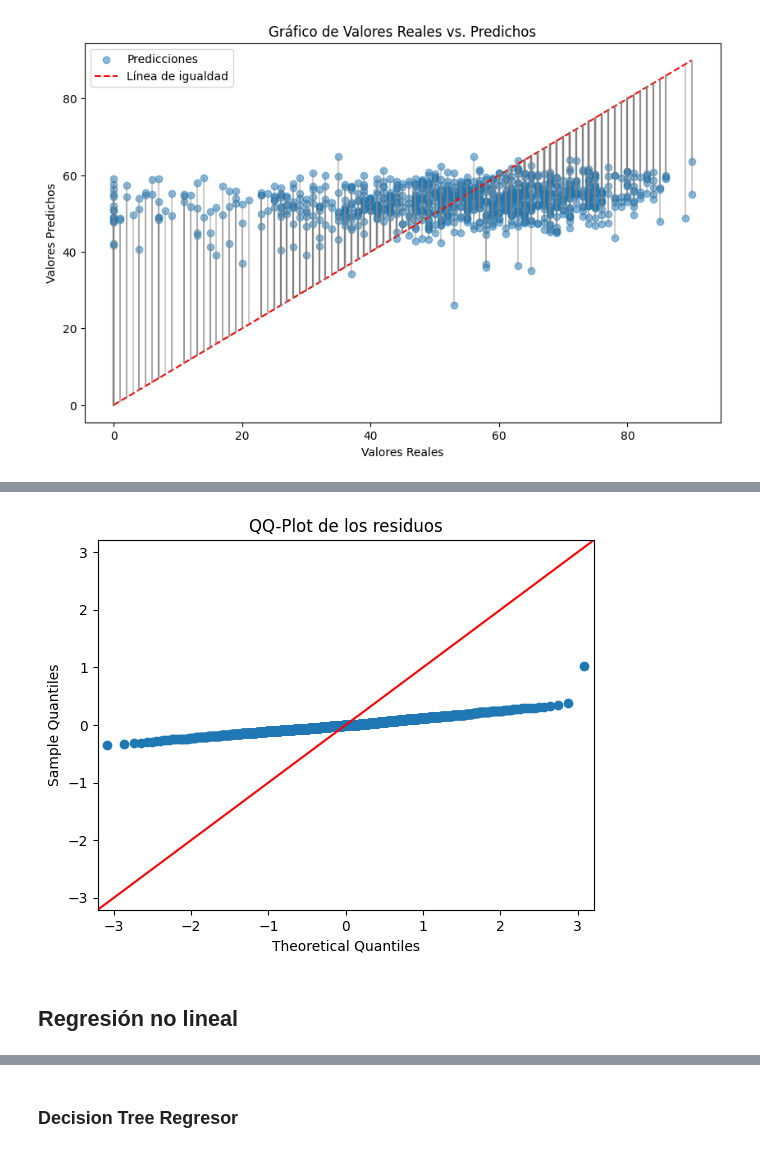
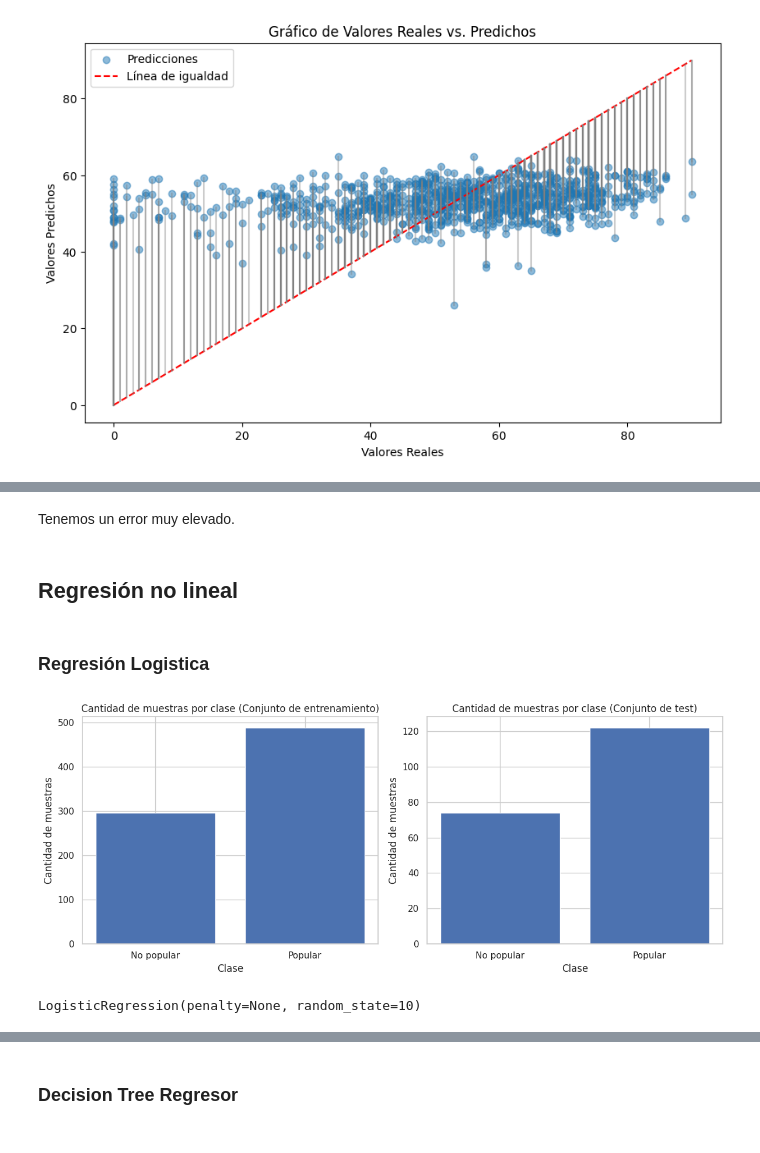
Before and after one commit to nachoperna/Fundamentos-de-la-Ciencia-de-Datos, a Jupyter notebook: TPE/tpe.ipynb, the cells around one changed output, grey strips where cells are left out. Saved outputs shown, nothing was run; the diff lists cells and outputs as text; code cells hidden in the pictures.

Commit message:
agregado de regresion logistica y quita de explicaciones

```diff
--- a/TPE/tpe.ipynb
+++ b/TPE/tpe.ipynb
@@ -1728,9 +1505,49 @@ Notes:
-# %%
-# QQ-Plot
-sm.qqplot(model.resid, line='45')
-plt.title("QQ-Plot de los residuos")
-plt.show()
-# %% [output]
-[figure, removed]
+# %% [markdown]
+Tenemos un error muy elevado.
 # %% [markdown]
 ## Regresión no lineal
+# %% [markdown]
+### Regresión Logistica
+# %%
+from sklearn.model_selection import train_test_split
+
+copia_regresionlog = copia_test.drop(['Artist', 'Track', 'Popular'], axis=1)
+copia_regresionlog['Duration'] = copia_regresionlog['Duration'].str.replace(':','.').astype(float)
+X = copia_regresionlog
+y = copia_test["Popular"]
+
+# Suponiendo que 'X' y 'y' son tus datos
+X_train, X_test, y_train, y_test = train_test_split(X, y, test_size=0.2, stratify=y, random_state=10)
+# %%
+# Contar la cantidad de muestras de cada clase en el conjunto de entrenamiento
+train_class_counts = pd.Series(y_train).value_counts()
+
+# Contar la cantidad de muestras de cada clase en el conjunto de prueba
+test_class_counts = pd.Series(y_test).value_counts()
+
+# Crear la figura y los subplots
+fig, axes = plt.subplots(1, 2, figsize=(12, 5))
+
+# Graficar la cantidad de muestras de cada clase en el conjunto de entrenamiento
+axes[0].bar(train_class_counts.index, train_class_counts.values)
+axes[0].set_title('Cantidad de muestras por clase (Conjunto de entrenamiento)')
+axes[0].set_xlabel('Clase')
+axes[0].set_ylabel('Cantidad de muestras')
+axes[0].set_xticks([0, 1])
+axes[0].set_xticklabels(['No popular', 'Popular'])
+
+# Graficar la cantidad de muestras de cada clase en el conjunto de prueba
+axes[1].bar(test_class_counts.index, test_class_counts.values)
+axes[1].set_title('Cantidad de muestras por clase (Conjunto de test)')
+axes[1].set_xlabel('Clase')
+axes[1].set_ylabel('Cantidad de muestras')
+axes[1].set_xticks([0, 1])
+axes[1].set_xticklabels(['No popular', 'Popular'])
+
+# Ajustar el espaciado entre los subplots
+plt.tight_layout()
+
+# Mostrar la gráfica
+plt.show()
+# %% [output]
+[figure, added]
@@ -1736,0 +1562,10 @@ plt.show()
+# %%
+from sklearn.linear_model import LogisticRegression
+
+# Crear un modelo de regresión logística
+logistic_model = LogisticRegression(penalty=None, random_state=10)
+
+# Entrenar el modelo con los datos de entrenamiento estandarizados
+logistic_model.fit(X_train_stand, y_train)
+# %% [output]
+LogisticRegression(penalty=None, random_state=10)
```
Also changed, not shown: parts of 124 cells of this notebook.
